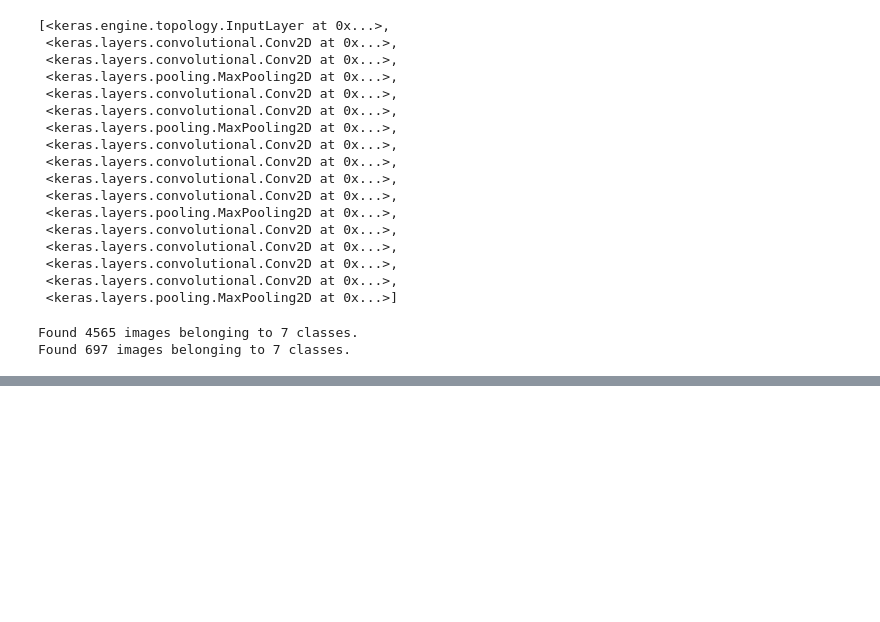
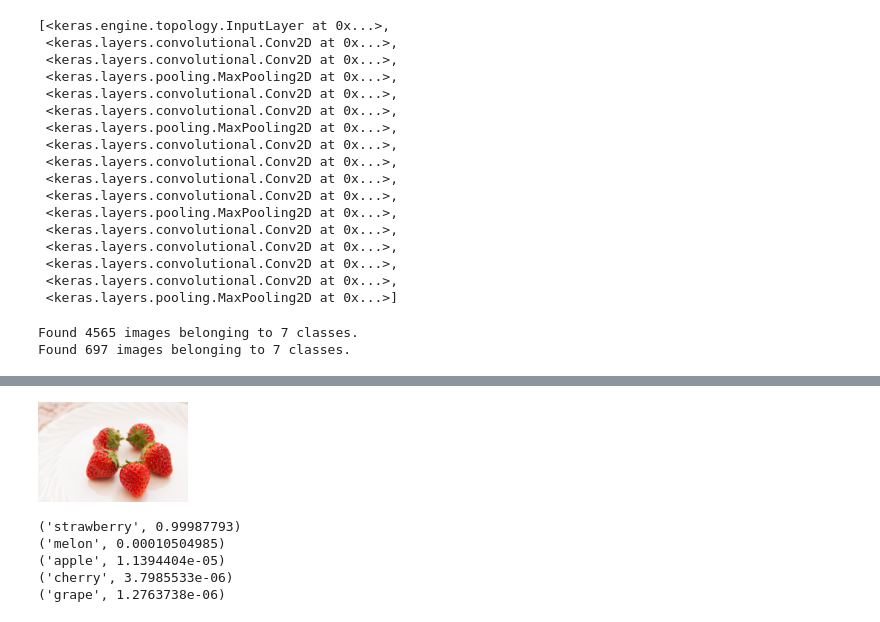
Before and after one commit to taji-taji/image_classifier_sample, a Jupyter notebook: classifier/fine-tuning-vgg19.ipynb, the cells around one changed output, grey strips where cells are left out. Cells and saved outputs as stored; diff of their text form; code cells hidden in the pictures; blank space fills up the shorter version.

```diff
--- a/classifier/fine-tuning-vgg19.ipynb
+++ b/classifier/fine-tuning-vgg19.ipynb
@@ -196,3 +201,34 @@ with open('./results/history-vgg19_1.pkl', mode='wb') as f:
     pickle.dump(history.history, f)
 # %%
 model.save('./results/model-vgg19_1.h5')
+# %%
+def predict(img_file_path):
+
+    display(Image(img_file_path, width=150, unconfined=True))
+    img = image.load_img(img_file_path, target_size=(img_rows, img_cols))
+    x = image.img_to_array(img)
+    x = np.expand_dims(x, axis=0)
+
+    # 学習時にImageDataGeneratorのrescaleで正規化したので同じ処理が必要！
+    # これを忘れると結果がおかしくなるので注意
+    x = x / 255.0
+
+    # クラスを予測
+    # 入力は1枚の画像なので[0]のみ
+    pred = model.predict(x)[0]
+
+    # 予測確率が高いトップ5を出力
+    top = 5
+    top_indices = pred.argsort()[-top:][::-1]
+    result = [(classes[i], pred[i]) for i in top_indices]
+    for x in result:
+        print(x)
+# %%
+predict('./data/samples/strawberry1.jpg')
+# %% [output]
+[figure, added]
+('strawberry', 0.99987793)
+('melon', 0.00010504985)
+('apple', 1.1394404e-05)
+('cherry', 3.7985533e-06)
+('grape', 1.2763738e-06)
```
Also changed, not shown: parts of 10 cells of this notebook, 4 other files.
